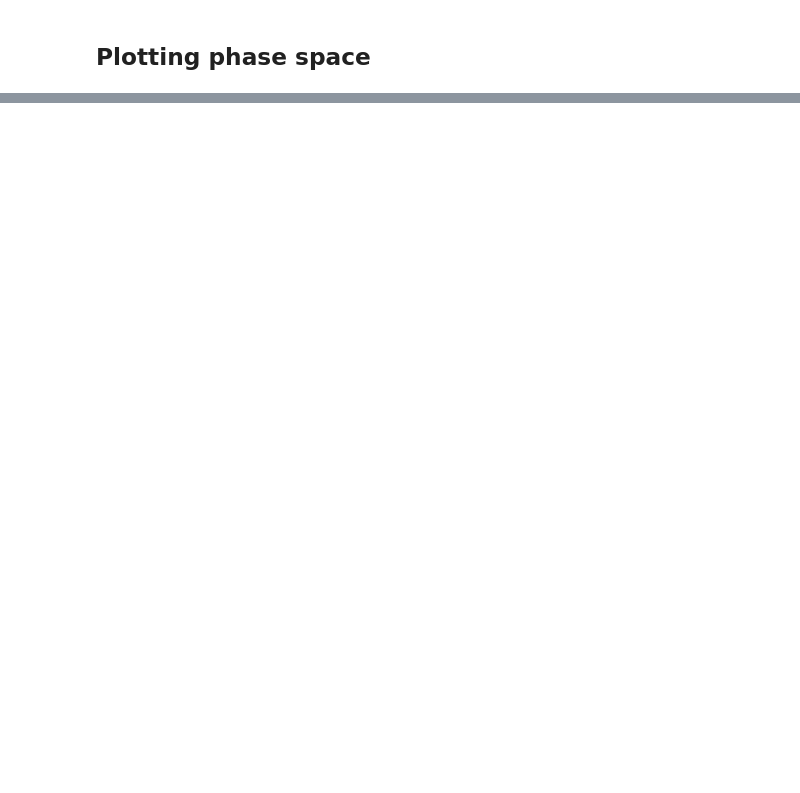
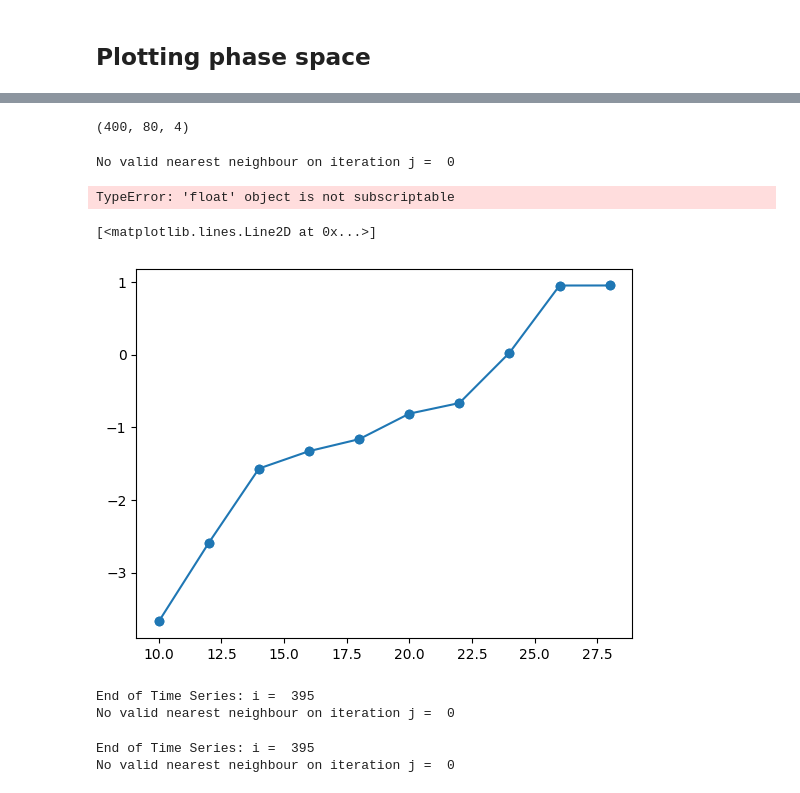
Before and after one commit to JPROSS18/JackRoss-PhD-Notes, a Jupyter notebook: NODE_Dynamic_Bifurcation_Parameter/NODE_v2_bif_lorenz_v1.ipynb, the cells around one changed output, grey strips where cells are left out. Saved outputs shown, nothing was run; the diff lists cells and outputs as text; code cells hidden in the pictures; blank space fills up the shorter version.

```diff
--- a/NODE_Dynamic_Bifurcation_Parameter/NODE_v2_bif_lorenz_v1.ipynb
+++ b/NODE_Dynamic_Bifurcation_Parameter/NODE_v2_bif_lorenz_v1.ipynb
@@ -149,0 +130,3 @@ ic = torch.cartesian_prod(a, a, a, r_val)
+# %%
+a = torch.tensor([[1.0, 1.0, 1.0], [-1.0, -1.0, 1.0]])
+r_val = torch.arange(10, 30, 0.5)
@@ -230,0 +254,21 @@ plt.show()
+# %%
+true_data.shape
+# %% [output]
+(400, 80, 4)
+# %%
+list = []
+for i in tqdm(range(true_data.shape[1])):
+    list.append(lle(TimeSeries=true_data[:, i, 0], theta_max = np.pi/6,
+           epsilon = epsilon, EmbeddingDim = dim, NN_max = 50,
+           Max_iterations = 10000, TimeSeries_dt=0.01, ReplaceTime = 10)[0])
+# %% [output]
+No valid nearest neighbour on iteration j =  0
+TypeError: 'float' object is not subscriptable
+# %%
+le_true = np.sort(np.array(list))
+ic_true_sort = np.sort(ic[:, 3])
+# %%
+plt.plot(ic_true_sort, le_true, marker='o')
+# %% [output]
+[<matplotlib.lines.Line2D at 0x...>]
+[figure, added]
@@ -230,0 +278,11 @@ plt.show()
+# %%
+list = []
+for i in tqdm(range(node_data.shape[1])):
+    list.append(lle(TimeSeries=node_data[:, i, 0], theta_max = np.pi/6,
+           epsilon = epsilon, EmbeddingDim = dim, NN_max = 50,
+           Max_iterations = 10000, TimeSeries_dt=0.05, ReplaceTime = 10))
+# %% [output]
+End of Time Series: i =  395
+No valid nearest neighbour on iteration j =  0
+End of Time Series: i =  395
+No valid nearest neighbour on iteration j =  0
```
Also changed, not shown: parts of 29 cells of this notebook, 2 other files.
